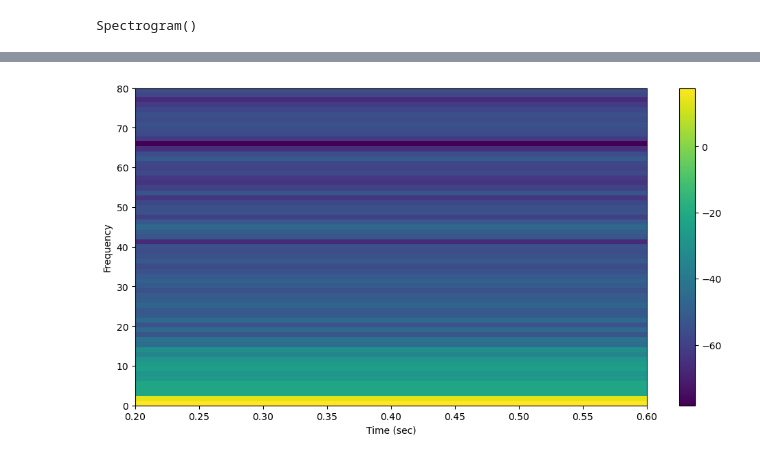
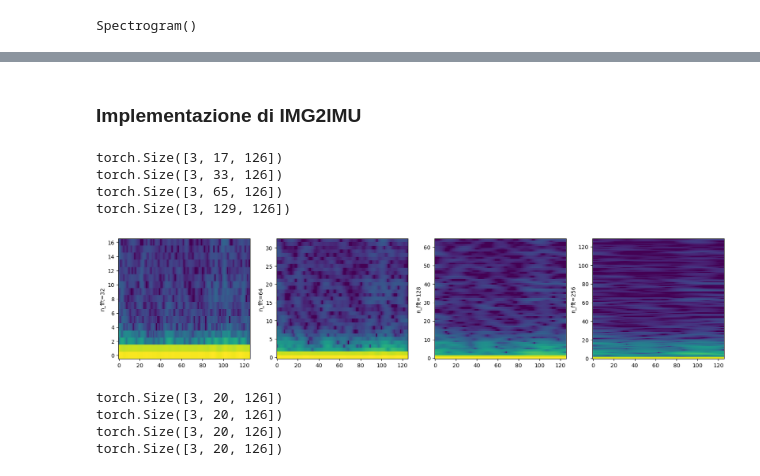
Before and after one commit to amir-goudarzi/IMU_testing, a Jupyter notebook: notebooks/dataloader.ipynb, the cells around one changed output, grey strips where cells are left out. Saved outputs shown, nothing was run; the diff lists cells and outputs as text; code cells hidden in the pictures.

```diff
--- a/notebooks/dataloader.ipynb
+++ b/notebooks/dataloader.ipynb
@@ -428,11 +507,51 @@ plt.show()
-# %%
-plt.subplots(1,1, figsize=(12,6))
-NFFT=128
-noverlap = int(0.50*NFFT)
-powerSpectrum, freqenciesFound, time, imageAxis = plt.specgram(signal, Fs=downsampling_rate, NFFT=NFFT, noverlap=noverlap, window=np.kaiser(NFFT,5),cmap='viridis')
-plt.xlabel('Time (sec)')
-plt.ylabel('Frequency')
-plt.colorbar()
-plt.show()
-# %% [output]
-[figure, removed]
+# %% [markdown]
+### Implementazione di IMG2IMU
+# %%
+focus = 10000
+sec = 2.5
+
+prova_2s = accl_x_interp_torch[:, focus:focus + int(sampling_rate * sec)]
+# prova_2s = torchaudio.functional.resample(prova_2s, 200, 200)
+# prova_2s = accl_x_interp_torch
+# prova_2s = normalize_tensor(prova_2s.numpy())
+#
+
+n_ffts = [32, 64, 128, 256]
+hop_length = [2, 4, 8, 16]
+
+specs = []
+for i, n_fft in enumerate(n_ffts):
+    spectrogram = T.Spectrogram(
+        n_fft=n_fft,
+        hop_length=4,
+        center=True,
+        pad_mode="reflect",
+        power=2.0,
+        normalized=True,
+    )
+    spectrogram.double()
+
+    # 1. spettrogramma
+    # 2. da amplitude a dB
+    # 3. normalizzare [0,1]
+    prova = spectrogram(prova_2s)
+    prova = librosa.power_to_db(prova)
+    prova = normalize_tensor(prova)
+    specs.append(prova)
+# spectrogram_accl = librosa.power_to_db(prova)
+# %%
+for i in range(len(specs)):
+    print(specs[i].shape)
+# %% [output]
+torch.Size([3, 17, 126])
+torch.Size([3, 33, 126])
+torch.Size([3, 65, 126])
+torch.Size([3, 129, 126])
+# %%
+fig, axs = plt.subplots(1, len(specs), figsize=(20,4))
+for i, (spec, n_fft) in enumerate(zip(specs, n_ffts)):
+    plot_spectrogram(spec[0], ylabel=f"{n_fft=}", ax=axs[i])
+    axs[i].set_xlabel(None)
+# fig.tight_layout()
+# %% [output]
+[figure, added]
@@ -438,0 +583,8 @@ plt.show()
+# %%
+for spec in specs:
+    print(spec.shape)
+# %% [output]
+torch.Size([3, 20, 126])
+torch.Size([3, 20, 126])
+torch.Size([3, 20, 126])
+torch.Size([3, 20, 126])
```
Also changed, not shown: parts of 29 cells of this notebook, 1 other file.
